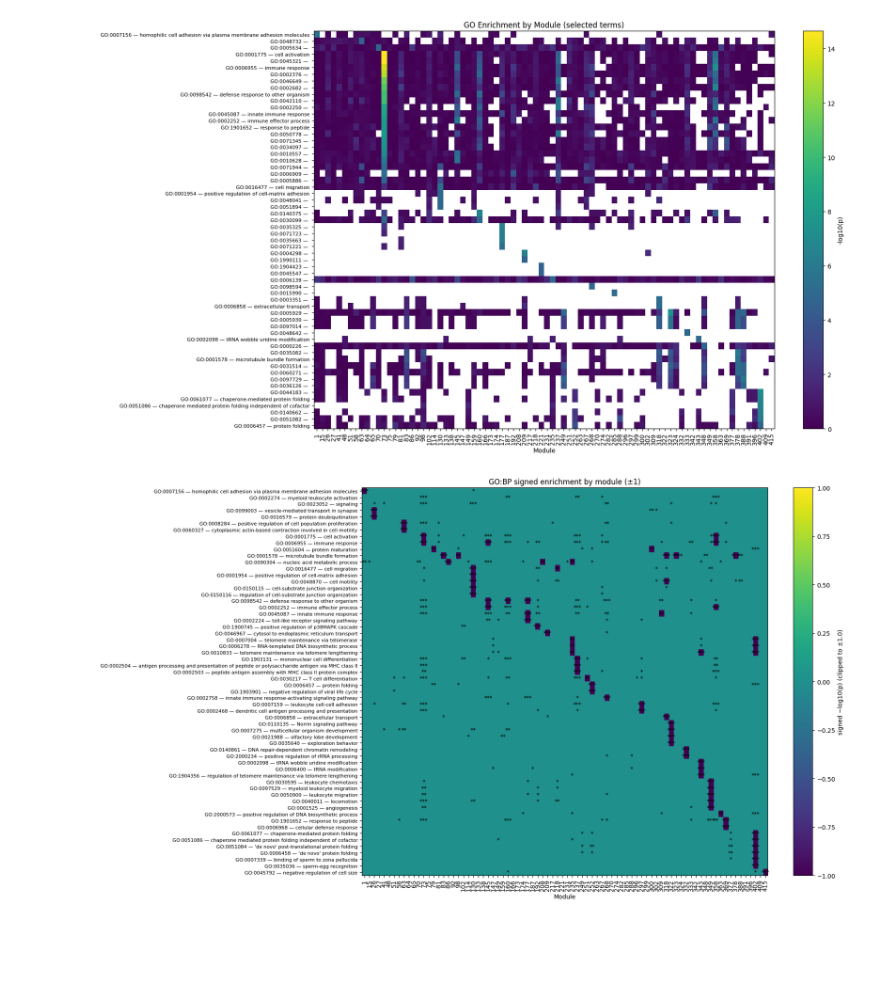
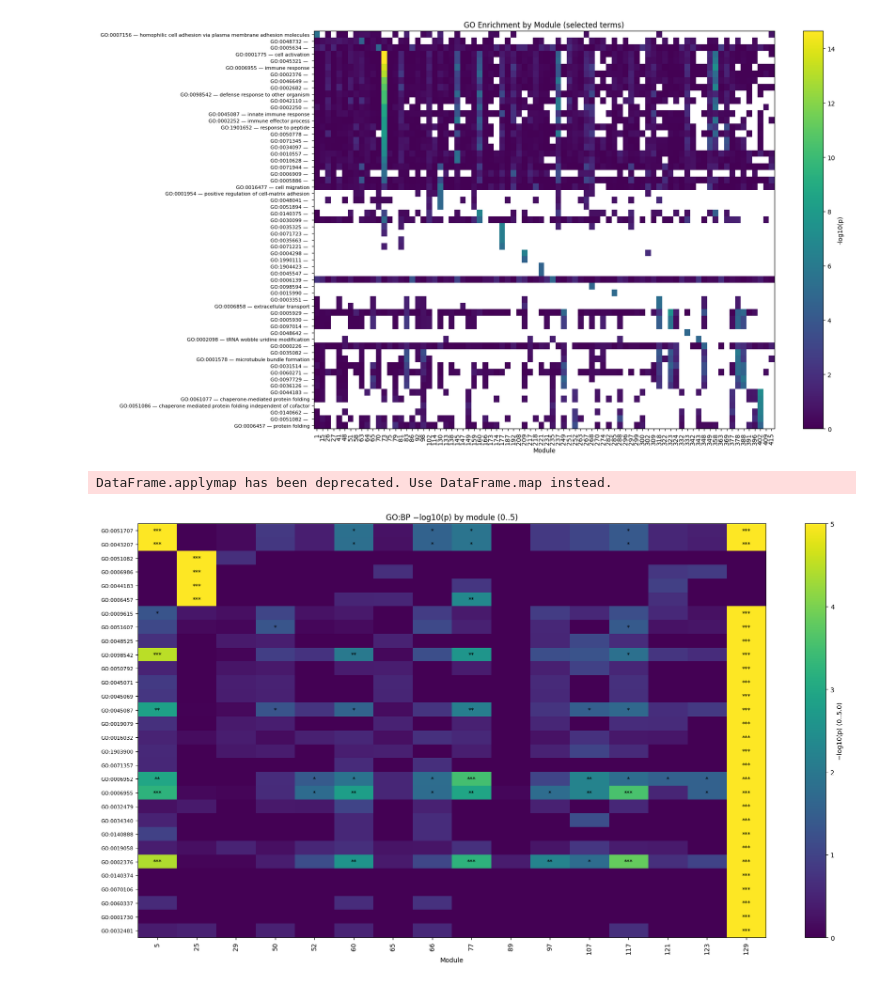
Before and after one commit to edenede2/CoExpression_ReProduction, a Jupyter notebook: rosmap.ipynb, the cells around one changed output. Saved outputs shown, nothing was run; the diff lists cells and outputs as text; code cells hidden in the pictures; blank space fills up the shorter version.

Commit message:
Implement structural updates and optimizations across multiple modules

```diff
--- a/rosmap.ipynb
+++ b/rosmap.ipynb
@@ -762,27 +720,18 @@ def build_go_bp_signed_matrix(
 # %%
-GO_PMAT = "/Users/edeneldar/CoExpression_ReProduction/go_pmat_rosmap_full.tsv"
-GO_BP   = "/Users/edeneldar/CoExpression_ReProduction/go_bp_tab_rosmap_full.csv"
-GO_CC   = "/Users/edeneldar/CoExpression_ReProduction/go_cc_tab_rosmap_full.csv"
-GO_MF   = "/Users/edeneldar/CoExpression_ReProduction/go_mf_tab_rosmap_full.csv"
-MODULES = "/Users/edeneldar/Library/CloudStorage/GoogleDrive-edenede2@gmail.com/Shared drives/is-SomekhLab/inter_tissue_coexpression/proccessed_data/ROSMAP_full_outputs/xwgcna_rosmap_autobeta_run4_Cluster_details.tsv"  # או run4 אצלך
-
-signed_df_bp, measure_df_bp, stars_df_bp = build_go_bp_signed_matrix(
-    go_pmat_tsv=GO_PMAT,
-    go_bp_csv=GO_BP,
-    modules_details=MODULES,
-    clean_TS=True,
-    selection="global_top",   # או "per_module"
-    K_GLOBAL=60, N_PER_MODULE=4, P_THRESH=0.05,
-    sig_measure="p",          # או "enrichmentP"/"BonferoniP" אם קיימים ב-BP
-    cap=1.0
+GO_PMAT = "/Users/edeneldar/CoExpression_ReProduction/go_pmat_rosmap_5000.tsv"
+GO_BP   = "/Users/edeneldar/CoExpression_ReProduction/go_bp_tab_rosmap_5000.csv"
+GO_CC   = "/Users/edeneldar/CoExpression_ReProduction/go_cc_tab_rosmap_5000.csv"
+GO_MF   = "/Users/edeneldar/CoExpression_ReProduction/go_mf_tab_rosmap_5000.csv"
+MODULES = "/Users/edeneldar/Library/CloudStorage/GoogleDrive-edenede2@gmail.com/Shared drives/is-SomekhLab/inter_tissue_coexpression/proccessed_data/ROSMAP_full_outputs/xwgcna_rosmap_autobeta_run5_Cluster_details.tsv"
+logp_df, meas_df, stars_df = build_go_logp_matrix(
+    GO_PMAT, go_terms_csv=GO_BP, modules_details=MODULES,
+    clean_TS=True, selection="global_top", K_GLOBAL=30, cap=5.0
 )
 
-# ציור עם הפונקציה שכבר יש לך
-fig = plot_signed_heatmap_with_stars(
-    signed_df_bp, stars_df=stars_df_bp, cap=1.0,
-    title="GO:BP signed enrichment by module (±1)"
-)
-plt.savefig("go_signed_heatmap_full_top_global.png", dpi=220, bbox_inches='tight')
+plot_log_heatmap_with_stars(logp_df, stars_df, cap=5.0,
+                            title="GO:BP −log10(p) by module (0..5)")
+plt.savefig("go_signed_heatmap_5000_global_new30.png", dpi=220, bbox_inches='tight')
 plt.show()
 # %% [output]
+DataFrame.applymap has been deprecated. Use DataFrame.map instead.
-[figure, old version]
+[figure, new version]
```
Also changed, not shown: parts of 9 cells of this notebook, 3 other files.
